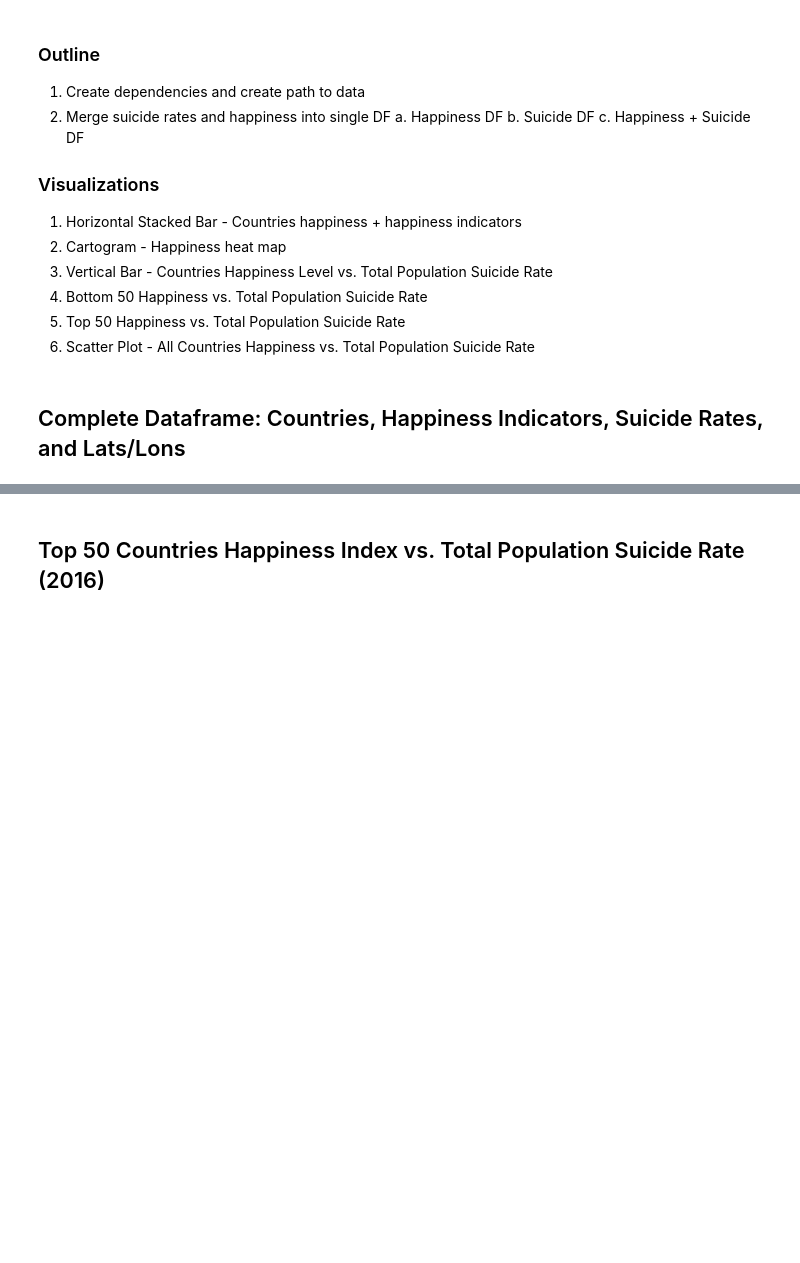
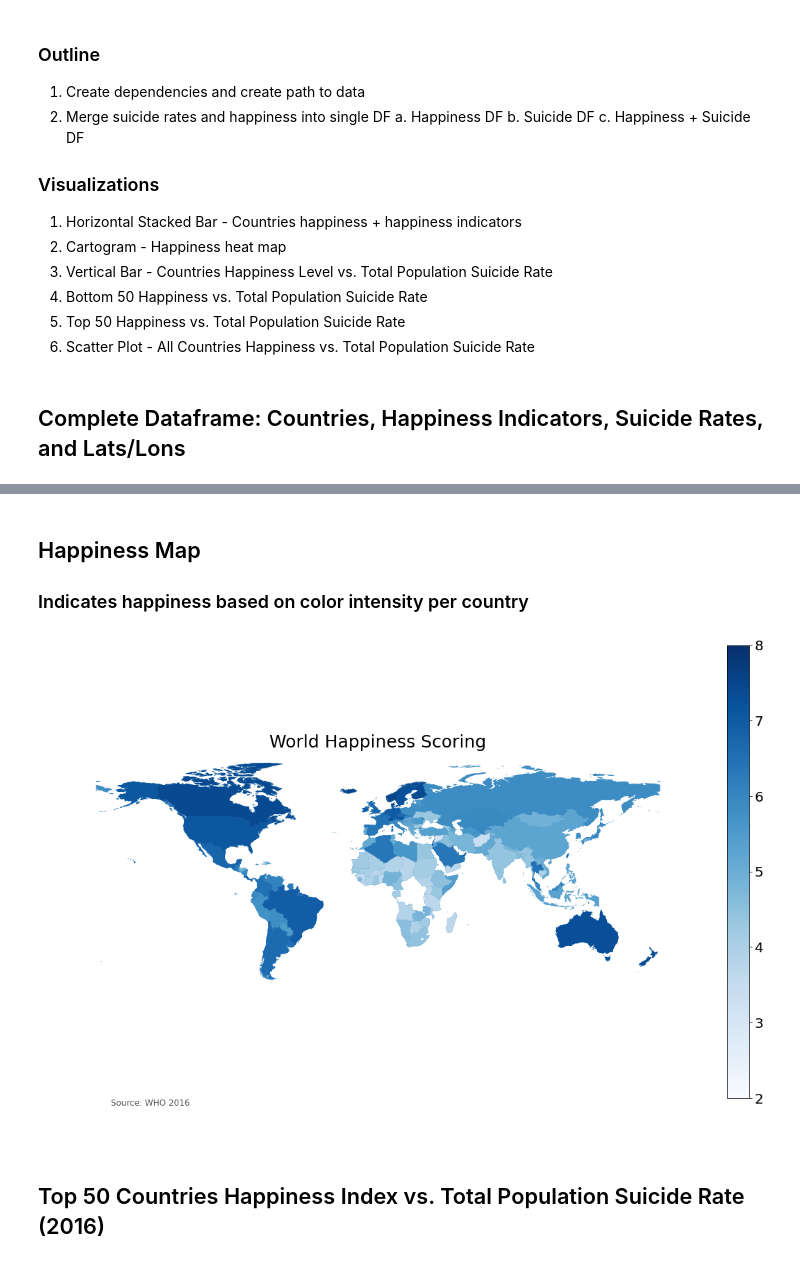
Before and after one commit to TBBSparks/Team-Happiness, a Jupyter notebook: TeamHappiness_Combined_V1.ipynb, the cells around one changed output, grey strips where cells are left out. Saved outputs shown, nothing was run; the diff lists cells and outputs as text; code cells hidden in the pictures; blank space fills up the shorter version.

```diff
--- a/TeamHappiness_Combined_V1.ipynb
+++ b/TeamHappiness_Combined_V1.ipynb
@@ -58,3 +58,11 @@ location_merged_df.head()
 | 2 | Iceland | Western Europe | 3 | 7.501 | 7.333 | 7.669 | ... |
 | 3 | Norway | Western Europe | 4 | 7.498 | 7.421 | 7.575 | ... |
 | 4 | Finland | Western Europe | 5 | 7.413 | 7.351 | 7.475 | ... |
+# %% [markdown]
+## Happiness Map
+### Indicates happiness based on color intensity per country
+# %%
+# Create filepath to map geodataframe and read
+
+map_fp="Data/World_Countries.shp"
+map_df=gpd.read_file(map_fp)
@@ -61,3 +78,26 @@ location_merged_df.head()
+# %%
+# Set a variable that will call whatever column we want to visualise on the map
+
+variable = "Happiness Score"
+
+# Create figure and axes through Matplotlib
+
+fig, ax = plt.subplots(1, figsize=(20, 12))
+ax = merged.plot(axes=ax)
+ax.set_axis_off()
+
+# add a title
+ax.set_title("World Happiness Scoring", fontdict={"fontsize": "25", "fontweight" : "3"})
+
+# create an annotation for the data source
+ax.annotate("Source: WHO 2016",xy=(0.1, .08),  xycoords="figure fraction", horizontalalignment="left", verticalalignment="top", fontsize=12, color="#555555")
+
+# set the range for the choropleth
+vmin, vmax = 2, 8
+merged.plot(column=variable, cmap='Blues', vmin=vmin, vmax=vmax, linewidth=0.8, ax=ax, legend=True, edgecolor=None)
+plt.savefig("Plot_5")
+# %% [output]
+[figure, added]
 # %% [markdown]
 ## Top 50 Countries Happiness Index vs. Total Population Suicide Rate (2016)
 # %%
```
Also changed, not shown: parts of 13 cells of this notebook, 5 other files.
